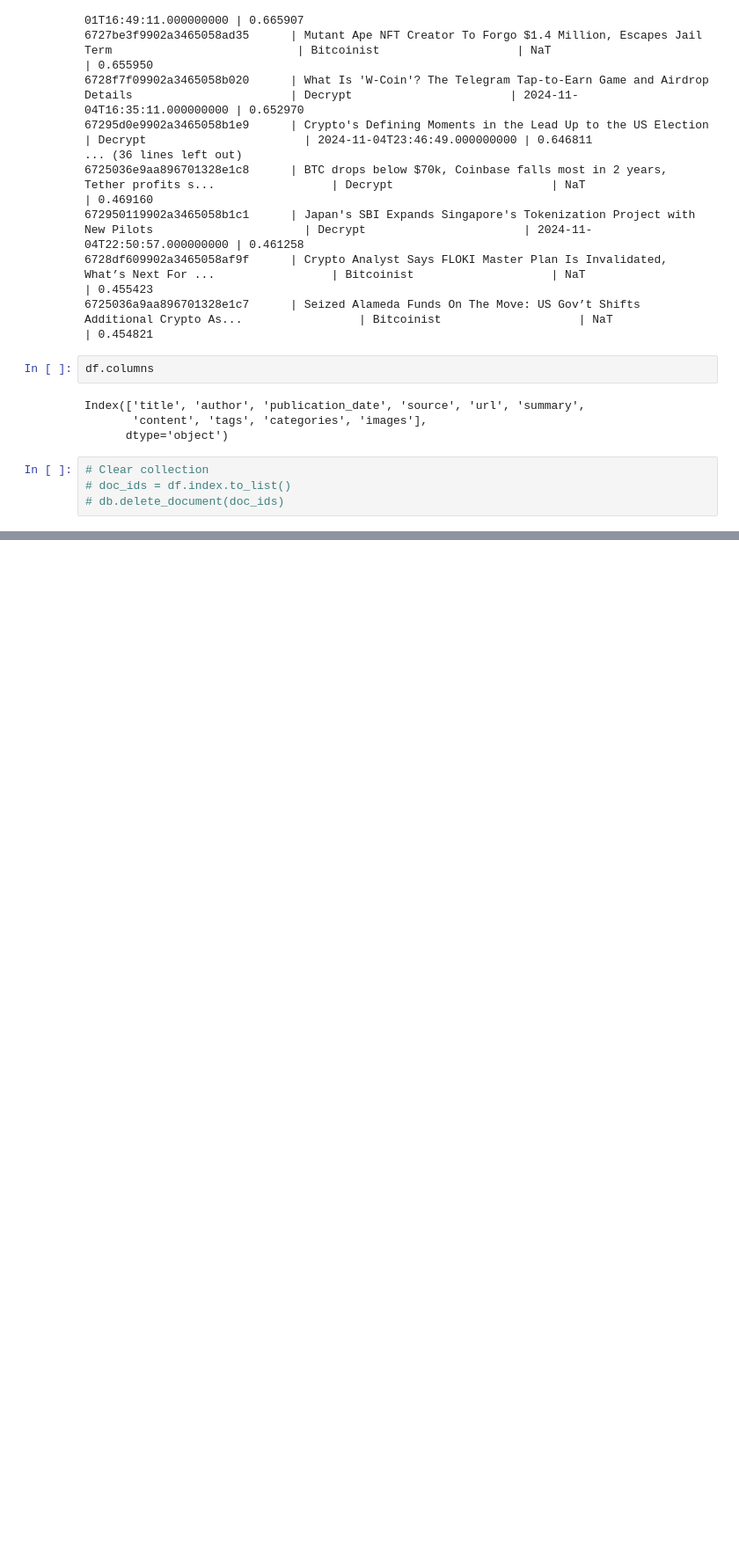
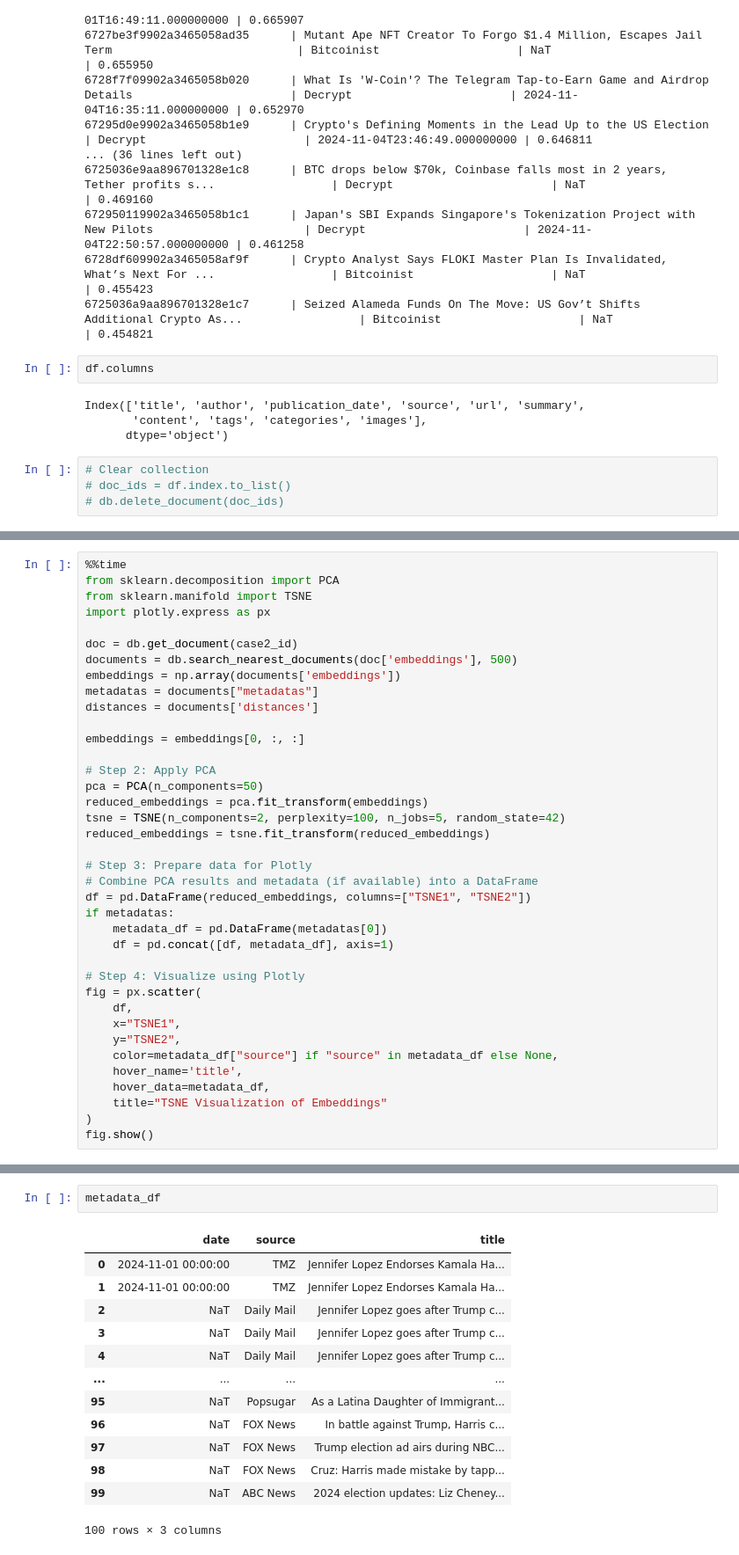
Before and after one commit to AVDiv/storion_aggregation_analysis, a Jupyter notebook: analysis/consolidation/trial_1.ipynb, the cells around one changed output, grey strips where cells are left out. Shown at 88% size. Drawn from its saved outputs; the diff is of its cells as text; blank space fills up the shorter version.

Commit message:
Tried headline matching by embeddings (FAILED)

```diff
--- a/analysis/consolidation/trial_1.ipynb
+++ b/analysis/consolidation/trial_1.ipynb
@@ -348,0 +373,38 @@ Index(['title', 'author', 'publication_date', 'source', 'url', 'summary',
+# %%
+%%time
+from sklearn.decomposition import PCA
+from sklearn.manifold import TSNE
+import plotly.express as px
+
+doc = db.get_document(case2_id)
+documents = db.search_nearest_documents(doc['embeddings'], 500)
+embeddings = np.array(documents['embeddings'])
+metadatas = documents["metadatas"]
+distances = documents['distances']
+
+embeddings = embeddings[0, :, :]
+
+# Step 2: Apply PCA
+pca = PCA(n_components=50)
+reduced_embeddings = pca.fit_transform(embeddings)
+tsne = TSNE(n_components=2, perplexity=100, n_jobs=5, random_state=42)
+reduced_embeddings = tsne.fit_transform(reduced_embeddings)
+
+# Step 3: Prepare data for Plotly
+# Combine PCA results and metadata (if available) into a DataFrame
+df = pd.DataFrame(reduced_embeddings, columns=["TSNE1", "TSNE2"])
+if metadatas:
+    metadata_df = pd.DataFrame(metadatas[0])
+    df = pd.concat([df, metadata_df], axis=1)
+
+# Step 4: Visualize using Plotly
+fig = px.scatter(
+    df,
+    x="TSNE1",
+    y="TSNE2",
+    color=metadata_df["source"] if "source" in metadata_df else None,
+    hover_name='title',
+    hover_data=metadata_df,
+    title="TSNE Visualization of Embeddings"
+)
+fig.show()
@@ -348,0 +432,16 @@ Index(['title', 'author', 'publication_date', 'source', 'url', 'summary',
+# %%
+metadata_df
+# %% [output]
+|  | date | source | title |
+| 0 | 2024-11-01 00:00:00 | TMZ | Jennifer Lopez Endorses Kamala Ha... |
+| 1 | 2024-11-01 00:00:00 | TMZ | Jennifer Lopez Endorses Kamala Ha... |
+| 2 | NaT | Daily Mail | Jennifer Lopez goes after Trump c... |
+| 3 | NaT | Daily Mail | Jennifer Lopez goes after Trump c... |
+| 4 | NaT | Daily Mail | Jennifer Lopez goes after Trump c... |
+| ... | ... | ... | ... |
+| 95 | NaT | Popsugar | As a Latina Daughter of Immigrant... |
+| 96 | NaT | FOX News | In battle against Trump, Harris c... |
+| 97 | NaT | FOX News | Trump election ad airs during NBC... |
+| 98 | NaT | FOX News | Cruz: Harris made mistake by tapp... |
+| 99 | NaT | ABC News | 2024 election updates: Liz Cheney... |
+100 rows × 3 columns
```
Also changed, not shown: parts of 6 cells of this notebook, 4 other files.
